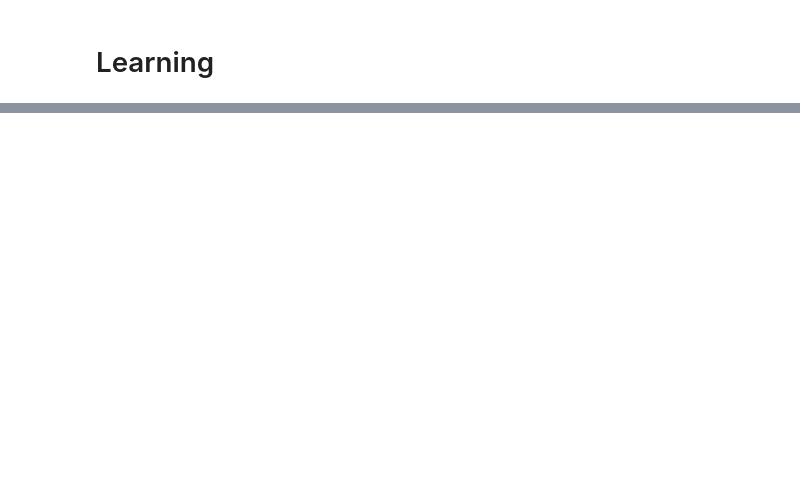
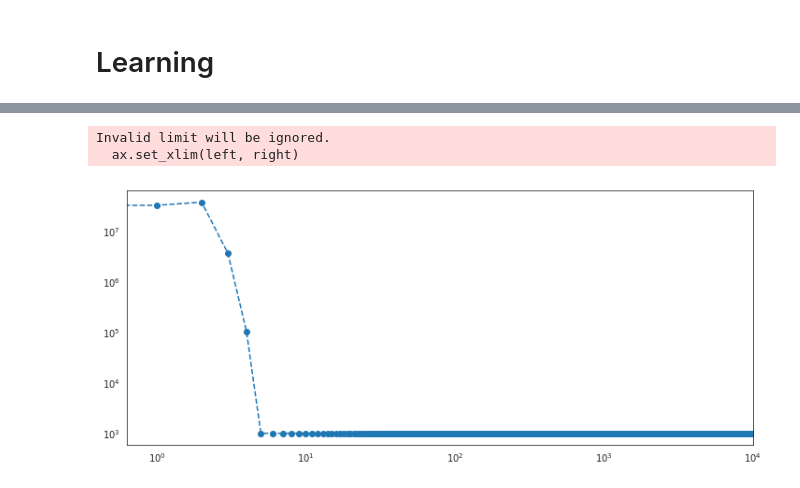
Before and after one commit to dsevero/generative-models, a Jupyter notebook: experiments/Bayes-by-Backprop/notebooks/Gaussian_variational_posterior.ipynb, the cells around one changed output, grey strips where cells are left out. Saved outputs shown, nothing was run; the diff lists cells and outputs as text; code cells hidden in the pictures; blank space fills up the shorter version.

```diff
--- a/experiments/Bayes-by-Backprop/notebooks/Gaussian_variational_posterior.ipynb
+++ b/experiments/Bayes-by-Backprop/notebooks/Gaussian_variational_posterior.ipynb
@@ -110,0 +135,6 @@ plt.plot(x,y_pred)
+# %%
+pd.Series(losses).plot(**plot_option, logy=True, logx=True);
+# %% [output]
+Invalid limit will be ignored.
+  ax.set_xlim(left, right)
+[figure, added]
```
Also changed, not shown: parts of 8 cells of this notebook.
